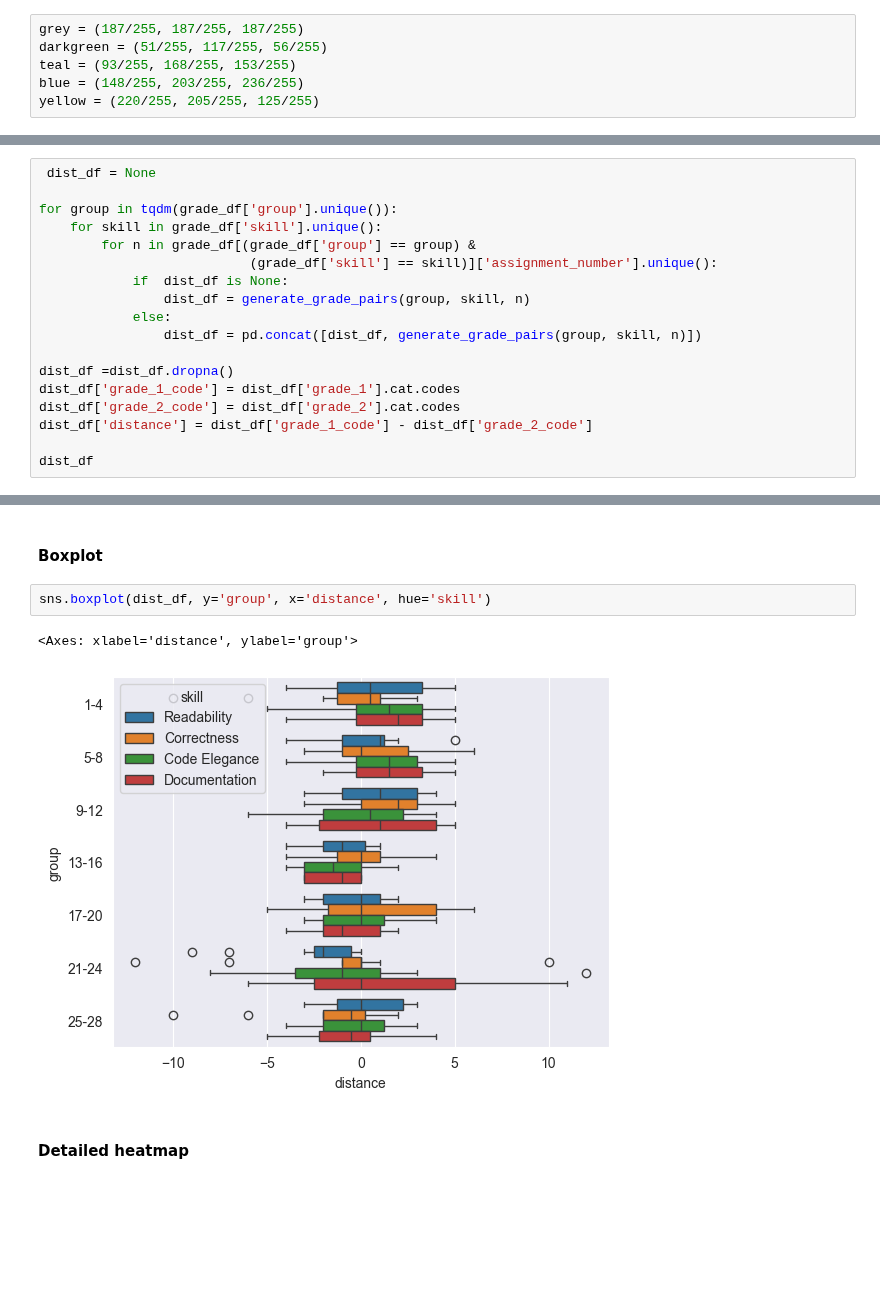
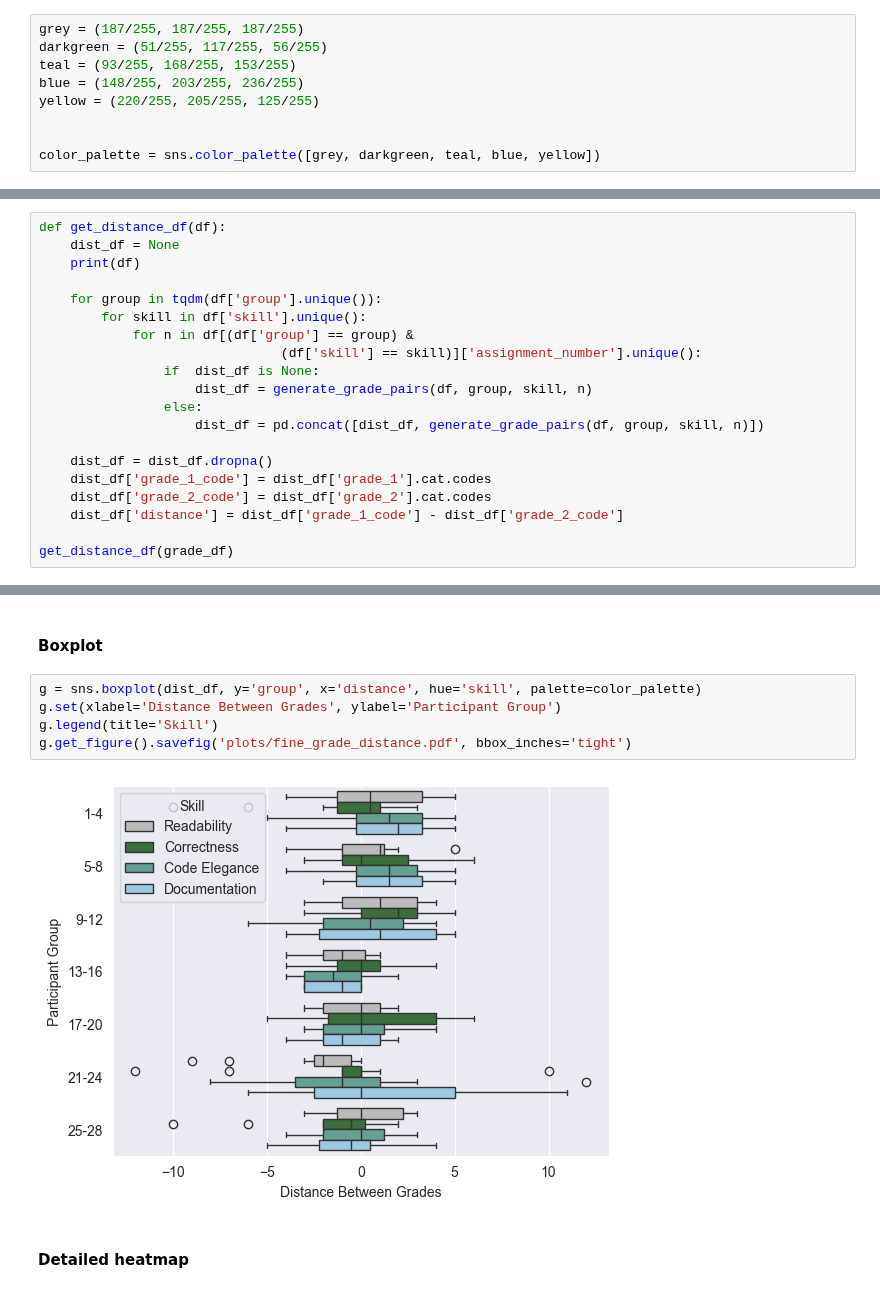
Before and after one commit to m-messer/Consistency_In_Grading_Analysis, a Jupyter notebook: grades_analysis.ipynb, the cells around one changed output, grey strips where cells are left out. Saved outputs shown, nothing was run; the diff lists cells and outputs as text; blank space fills up the shorter version.

```diff
--- a/grades_analysis.ipynb
+++ b/grades_analysis.ipynb
@@ -14,5 +14,8 @@ darkgreen = (51/255, 117/255, 56/255)
 teal = (93/255, 168/255, 153/255)
 blue = (148/255, 203/255, 236/255)
 yellow = (220/255, 205/255, 125/255)
+
+
+color_palette = sns.color_palette([grey, darkgreen, teal, blue, yellow])
 # %% [markdown]
 # Grade Analysis
@@ -448,21 +467,23 @@ def generate_grade_pairs(group, skill, assignment_number):
 
     return grade_pairs_df
 # %%
- dist_df = None
+def get_distance_df(df):
+    dist_df = None
+    print(df)
 
-for group in tqdm(grade_df['group'].unique()):
-    for skill in grade_df['skill'].unique():
-        for n in grade_df[(grade_df['group'] == group) &
-                           (grade_df['skill'] == skill)]['assignment_number'].unique():
-            if  dist_df is None:
-                dist_df = generate_grade_pairs(group, skill, n)
-            else:
-                dist_df = pd.concat([dist_df, generate_grade_pairs(group, skill, n)])
+    for group in tqdm(df['group'].unique()):
+        for skill in df['skill'].unique():
+            for n in df[(df['group'] == group) &
+                               (df['skill'] == skill)]['assignment_number'].unique():
+                if  dist_df is None:
+                    dist_df = generate_grade_pairs(df, group, skill, n)
+                else:
+                    dist_df = pd.concat([dist_df, generate_grade_pairs(df, group, skill, n)])
 
-dist_df =dist_df.dropna()
-dist_df['grade_1_code'] = dist_df['grade_1'].cat.codes
-dist_df['grade_2_code'] = dist_df['grade_2'].cat.codes
-dist_df['distance'] = dist_df['grade_1_code'] - dist_df['grade_2_code']
+    dist_df = dist_df.dropna()
+    dist_df['grade_1_code'] = dist_df['grade_1'].cat.codes
+    dist_df['grade_2_code'] = dist_df['grade_2'].cat.codes
+    dist_df['distance'] = dist_df['grade_1_code'] - dist_df['grade_2_code']
 
-dist_df
+get_distance_df(grade_df)
 # %% [output]
@@ -482,10 +508,12 @@ dist_df
 # %% [markdown]
 #### Boxplot
 # %%
-sns.boxplot(dist_df, y='group', x='distance', hue='skill')
+g = sns.boxplot(dist_df, y='group', x='distance', hue='skill', palette=color_palette)
+g.set(xlabel='Distance Between Grades', ylabel='Participant Group')
+g.legend(title='Skill')
+g.get_figure().savefig('plots/fine_grade_distance.pdf', bbox_inches='tight')
 # %% [output]
-<Axes: xlabel='distance', ylabel='group'>
-[figure, old version]
+[figure, new version]
 # %% [markdown]
 #### Detailed heatmap
 # %%
```
Also changed, not shown: parts of 16 cells of this notebook.
